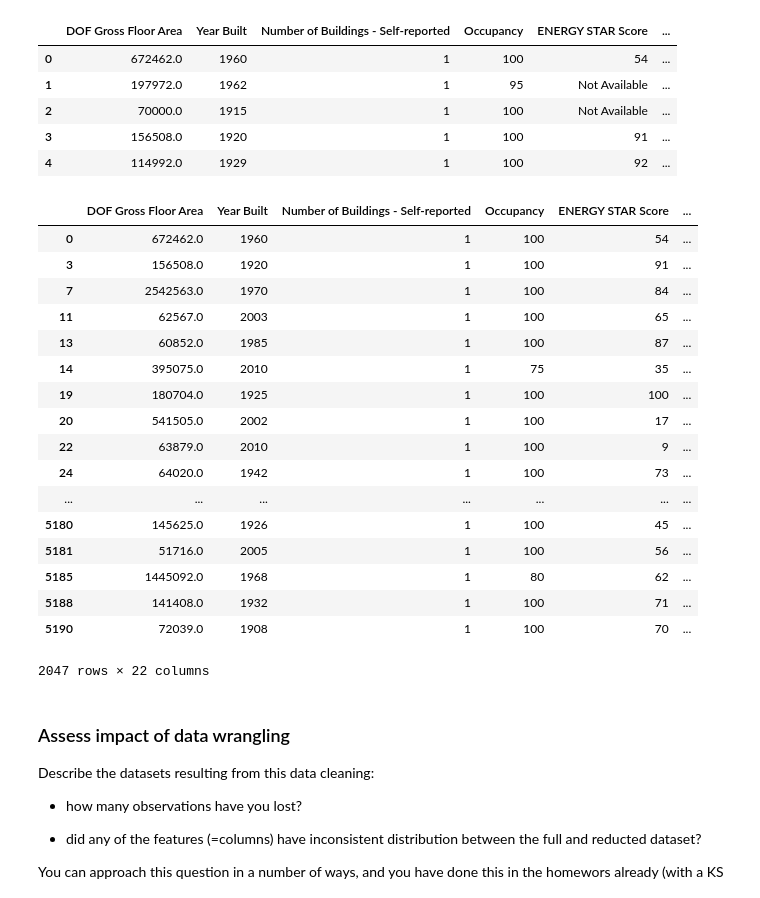
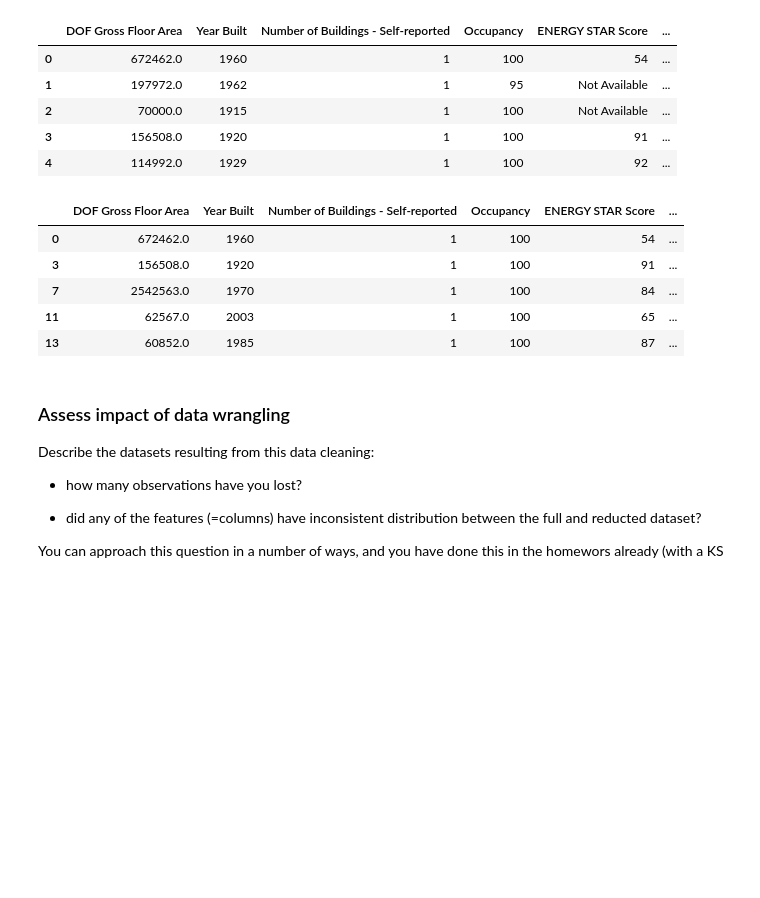
Before and after one commit to samuelmat/DSPS_tFessaras, a Jupyter notebook: HW5/BuildingsEnergyOwners.ipynb, the cells around one changed output. Drawn from its saved outputs; the diff is of its cells as text; code cells hidden in the pictures; blank space fills up the shorter version.

```diff
--- a/HW5/BuildingsEnergyOwners.ipynb
+++ b/HW5/BuildingsEnergyOwners.ipynb
@@ -130,26 +130,14 @@ file = open("columns.txt", 'r')
 for line in file:
   extracted = extracted[extracted[line.rstrip()]!= "Not Available"]
 # %%
-extracted
+extracted.head()
 # %% [output]
 |  | DOF Gross Floor Area | Year Built | Number of Buildings - Self-reported | Occupancy | ENERGY STAR Score | ... |
 | 0 | 672462.0 | 1960 | 1 | 100 | 54 | ... |
 | 3 | 156508.0 | 1920 | 1 | 100 | 91 | ... |
 | 7 | 2542563.0 | 1970 | 1 | 100 | 84 | ... |
 | 11 | 62567.0 | 2003 | 1 | 100 | 65 | ... |
 | 13 | 60852.0 | 1985 | 1 | 100 | 87 | ... |
-| 14 | 395075.0 | 2010 | 1 | 75 | 35 | ... |
-| 19 | 180704.0 | 1925 | 1 | 100 | 100 | ... |
-| 20 | 541505.0 | 2002 | 1 | 100 | 17 | ... |
-| 22 | 63879.0 | 2010 | 1 | 100 | 9 | ... |
-| 24 | 64020.0 | 1942 | 1 | 100 | 73 | ... |
-| ... | ... | ... | ... | ... | ... | ... |
-| 5180 | 145625.0 | 1926 | 1 | 100 | 45 | ... |
-| 5181 | 51716.0 | 2005 | 1 | 100 | 56 | ... |
-| 5185 | 1445092.0 | 1968 | 1 | 80 | 62 | ... |
-| 5188 | 141408.0 | 1932 | 1 | 100 | 71 | ... |
-| 5190 | 72039.0 | 1908 | 1 | 100 | 70 | ... |
-2047 rows × 22 columns
 # %% [markdown]
 ### Assess impact of data wrangling
 Describe the  datasets resulting from this data cleaning:
```
Also changed, not shown: parts of 3 cells of this notebook.
